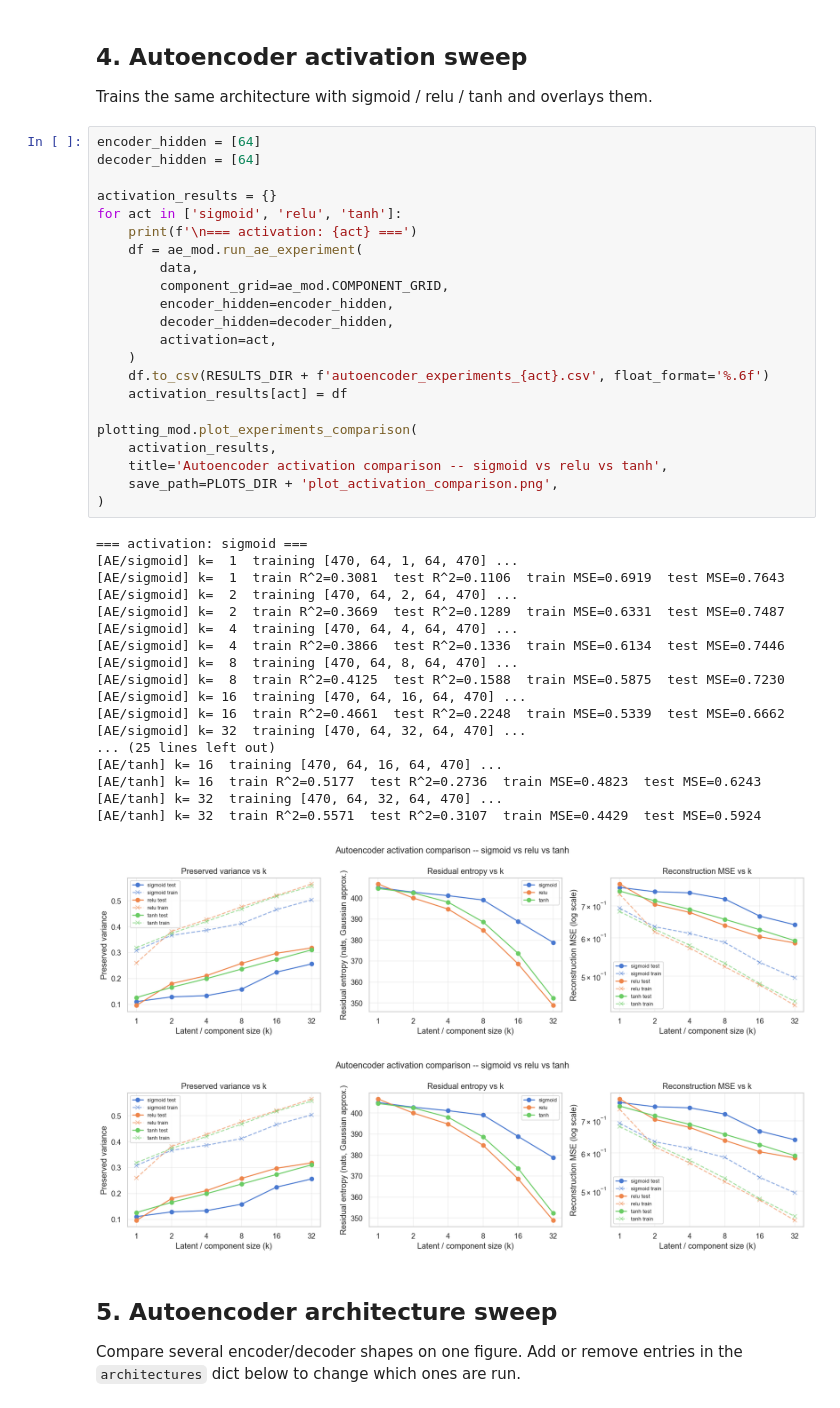
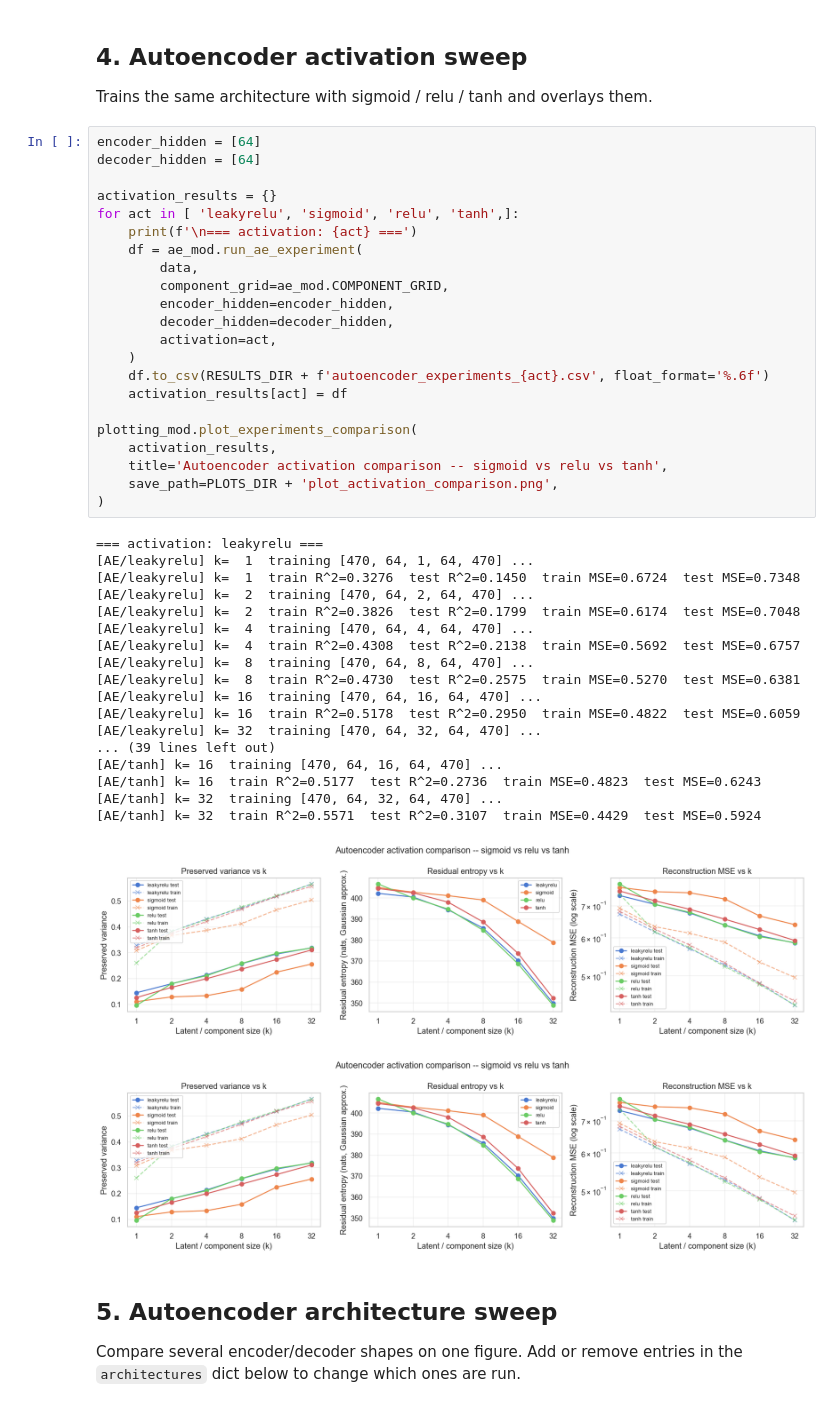
Before and after one commit to klopotuk1136/PCA-AE-comparison-EFFE, a Jupyter notebook: notebooks/experiments.ipynb, the cells around one changed output. Saved outputs shown, nothing was run; the diff lists cells and outputs as text.

```diff
--- a/notebooks/experiments.ipynb
+++ b/notebooks/experiments.ipynb
@@ -132,45 +135,45 @@ Trains the same architecture with sigmoid / relu / tanh and overlays them.
 # %%
 encoder_hidden = [64]
 decoder_hidden = [64]
 
 activation_results = {}
-for act in ['sigmoid', 'relu', 'tanh']:
+for act in [ 'leakyrelu', 'sigmoid', 'relu', 'tanh',]:
     print(f'\n=== activation: {act} ===')
     df = ae_mod.run_ae_experiment(
         data,
         component_grid=ae_mod.COMPONENT_GRID,
         encoder_hidden=encoder_hidden,
         decoder_hidden=decoder_hidden,
         activation=act,
     )
     df.to_csv(RESULTS_DIR + f'autoencoder_experiments_{act}.csv', float_format='%.6f')
     activation_results[act] = df
 
 plotting_mod.plot_experiments_comparison(
     activation_results,
     title='Autoencoder activation comparison -- sigmoid vs relu vs tanh',
     save_path=PLOTS_DIR + 'plot_activation_comparison.png',
 )
 # %% [output]
-=== activation: sigmoid ===
-[AE/sigmoid] k=  1  training [470, 64, 1, 64, 470] ...
-[AE/sigmoid] k=  1  train R^2=0.3081  test R^2=0.1106  train MSE=0.6919  test MSE=0.7643
-[AE/sigmoid] k=  2  training [470, 64, 2, 64, 470] ...
-[AE/sigmoid] k=  2  train R^2=0.3669  test R^2=0.1289  train MSE=0.6331  test MSE=0.7487
-[AE/sigmoid] k=  4  training [470, 64, 4, 64, 470] ...
-[AE/sigmoid] k=  4  train R^2=0.3866  test R^2=0.1336  train MSE=0.6134  test MSE=0.7446
-[AE/sigmoid] k=  8  training [470, 64, 8, 64, 470] ...
-[AE/sigmoid] k=  8  train R^2=0.4125  test R^2=0.1588  train MSE=0.5875  test MSE=0.7230
-[AE/sigmoid] k= 16  training [470, 64, 16, 64, 470] ...
-[AE/sigmoid] k= 16  train R^2=0.4661  test R^2=0.2248  train MSE=0.5339  test MSE=0.6662
-[AE/sigmoid] k= 32  training [470, 64, 32, 64, 470] ...
-... (25 lines left out)
+=== activation: leakyrelu ===
+[AE/leakyrelu] k=  1  training [470, 64, 1, 64, 470] ...
+[AE/leakyrelu] k=  1  train R^2=0.3276  test R^2=0.1450  train MSE=0.6724  test MSE=0.7348
+[AE/leakyrelu] k=  2  training [470, 64, 2, 64, 470] ...
+[AE/leakyrelu] k=  2  train R^2=0.3826  test R^2=0.1799  train MSE=0.6174  test MSE=0.7048
+[AE/leakyrelu] k=  4  training [470, 64, 4, 64, 470] ...
+[AE/leakyrelu] k=  4  train R^2=0.4308  test R^2=0.2138  train MSE=0.5692  test MSE=0.6757
+[AE/leakyrelu] k=  8  training [470, 64, 8, 64, 470] ...
+[AE/leakyrelu] k=  8  train R^2=0.4730  test R^2=0.2575  train MSE=0.5270  test MSE=0.6381
+[AE/leakyrelu] k= 16  training [470, 64, 16, 64, 470] ...
+[AE/leakyrelu] k= 16  train R^2=0.5178  test R^2=0.2950  train MSE=0.4822  test MSE=0.6059
+[AE/leakyrelu] k= 32  training [470, 64, 32, 64, 470] ...
+... (39 lines left out)
 [AE/tanh] k= 16  training [470, 64, 16, 64, 470] ...
 [AE/tanh] k= 16  train R^2=0.5177  test R^2=0.2736  train MSE=0.4823  test MSE=0.6243
 [AE/tanh] k= 32  training [470, 64, 32, 64, 470] ...
 [AE/tanh] k= 32  train R^2=0.5571  test R^2=0.3107  train MSE=0.4429  test MSE=0.5924
-[figure, old version]
+[figure, new version]
-[figure, old version]
+[figure, new version]
 # %% [markdown]
 ## 5. Autoencoder architecture sweep
 Compare several encoder/decoder shapes on one figure. Add or remove entries in the
```
Also changed, not shown: parts of 18 cells of this notebook, 17 other files.
